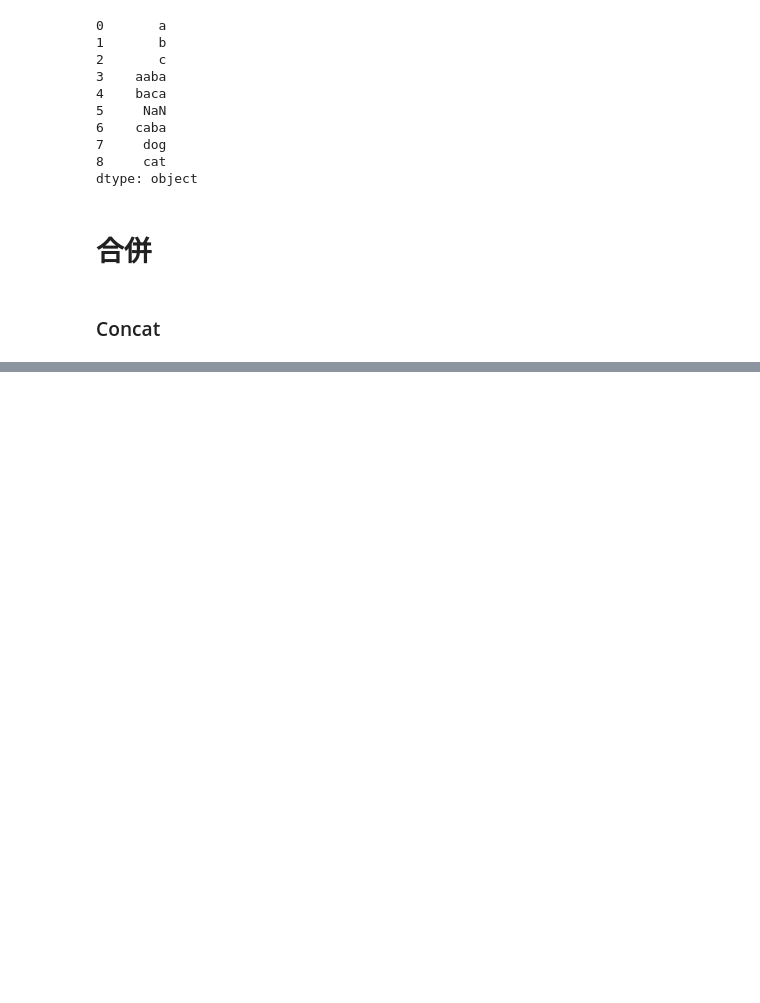
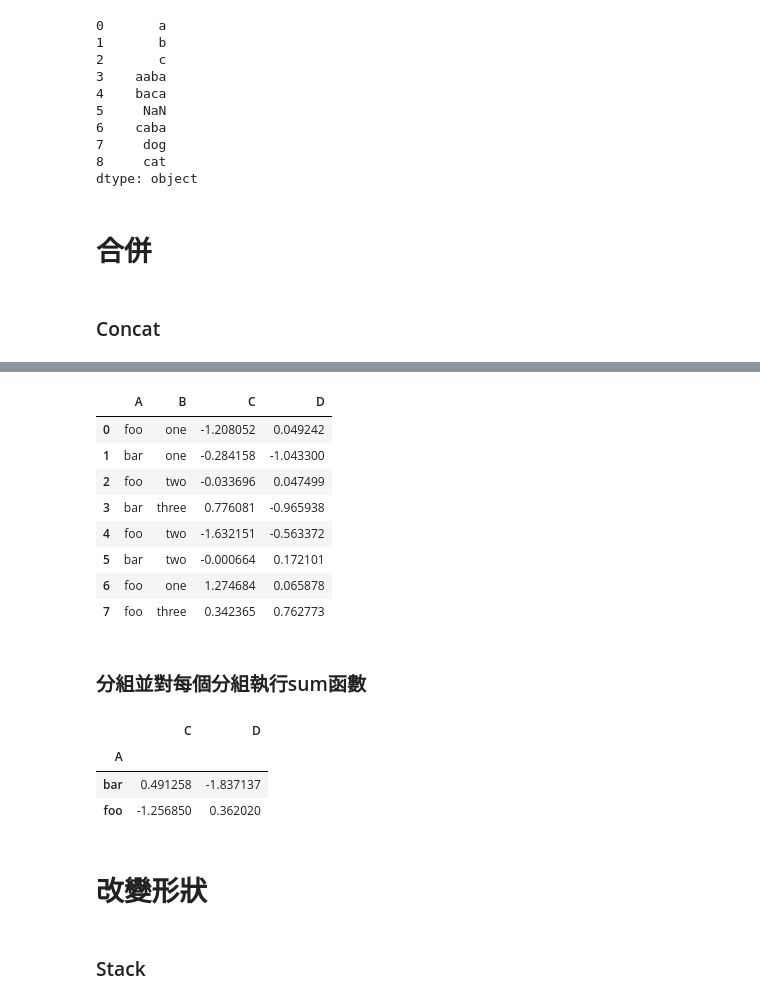
Before and after one commit to kmkmkkball/Pandas, a Jupyter notebook: pandas教學.ipynb, the cells around one changed output, grey strips where cells are left out. Saved outputs shown, nothing was run; the diff lists cells and outputs as text; code cells hidden in the pictures; blank space fills up the shorter version.

```diff
--- a/pandas教學.ipynb
+++ b/pandas教學.ipynb
@@ -632,0 +722,32 @@ pd.concat(pieces)
+# %%
+df = pd.DataFrame({"A" : ["foo", "bar", "foo", "bar",
+                          "foo", "bar", "foo", "foo"],
+                   "B" : ["one", "one", "two", "three",
+                          "two", "two", "one", "three"],
+                   "C" : np.random.randn(8),
+                   "D" : np.random.randn(8)})
+# %%
+df
+# %% [output]
+|  | A | B | C | D |
+| 0 | foo | one | -1.208052 | 0.049242 |
+| 1 | bar | one | -0.284158 | -1.043300 |
+| 2 | foo | two | -0.033696 | 0.047499 |
+| 3 | bar | three | 0.776081 | -0.965938 |
+| 4 | foo | two | -1.632151 | -0.563372 |
+| 5 | bar | two | -0.000664 | 0.172101 |
+| 6 | foo | one | 1.274684 | 0.065878 |
+| 7 | foo | three | 0.342365 | 0.762773 |
+# %% [markdown]
+### 分組並對每個分組執行sum函數
+# %%
+df.groupby("A").sum()
+# %% [output]
+|  | C | D |
+| A |  |  |
+| bar | 0.491258 | -1.837137 |
+| foo | -1.256850 | 0.362020 |
+# %% [markdown]
+# 改變形狀
+# %% [markdown]
+### Stack
```
Also changed, not shown: parts of 79 cells of this notebook.
